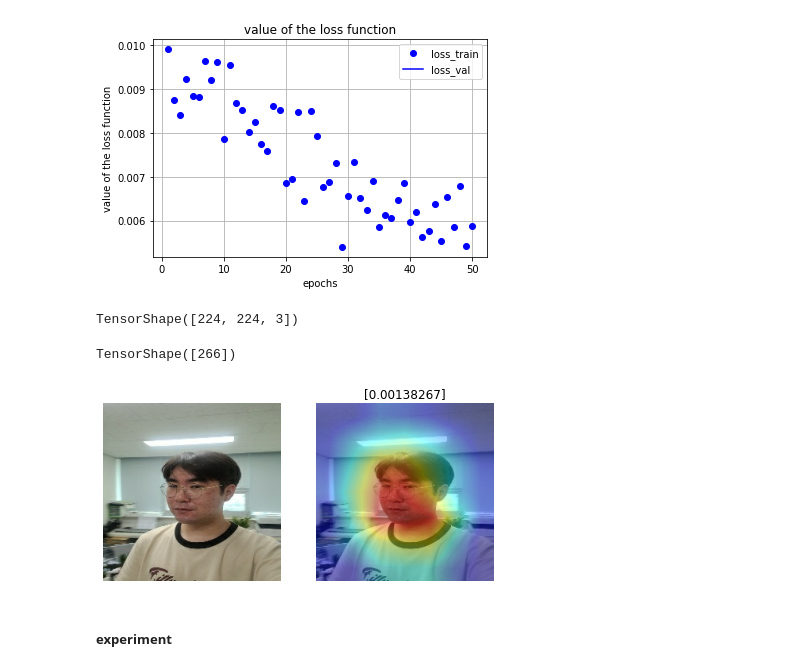
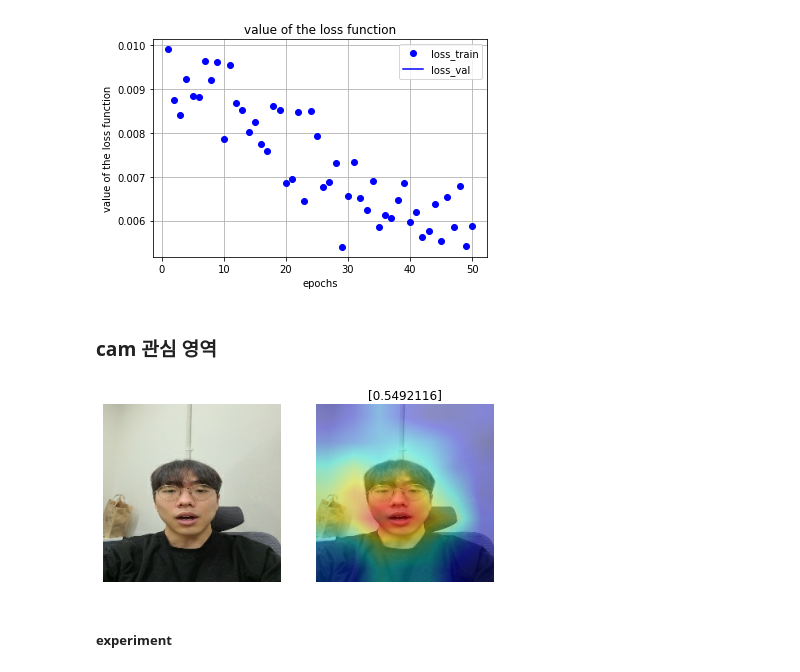
Before and after one commit to minimini-1/Facial-Expression-Recognition, a Jupyter notebook: modeling/moblienetV2_landmark_cam.ipynb, the cells around one changed output. Cells and saved outputs as stored; diff of their text form; code cells hidden in the pictures.

```diff
--- a/modeling/moblienetV2_landmark_cam.ipynb
+++ b/modeling/moblienetV2_landmark_cam.ipynb
@@ -40,7 +40,7 @@ def image_scaling(x, y):
     x['image_landmarks'] = tf.cast(x['image_landmarks'], tf.float32) / 640.
     return x, y
 # %%
-filenames = '../data/face_data7.tfrecord'
+filenames = '../data/face_data_fortest.tfrecord'
 ds = tf.data.TFRecordDataset(filenames).map(landmark_tfrecord_reader)
 ds = ds.map(image_scaling).batch(32)
 ds = ds.prefetch(buffer_size=tf.data.experimental.AUTOTUNE)
@@ -207,20 +205,10 @@ raw_example = next(iter(ds))
+# %% [markdown]
+### cam 관심 영역
 # %%
 lds = list(ds)
-# %%
-lds[1][0]['image'][31].shape
-# %% [output]
-TensorShape([224, 224, 3])
-# %%
- lds[1][0]['image_landmarks'][31].shape
-# %% [output]
-TensorShape([266])
 # %%
-# iter = ds.make_one_shot_iterator()
-# el = iter.get_next()
-# with tf.Session() as sess:
-#     data, label = sess.run(el)
 import cv2
-idx= [5,28]
+idx= [0,28]
 # data = raw_example[0]['image'][idx]
 image_data = lds[idx[0]][0]['image'][idx[1]]
 image_landmark_data = lds[idx[0]][0]['image_landmarks'][idx[1]]
@@ -233,34 +221,34 @@ get_output = tf.keras.backend.function([model2.layers[0].input, model2.layers[2]
 class_weights = model2.layers[7].get_weights()[0]
 pre_label = model2([np.expand_dims(image_data,0),np.expand_dims(image_landmark_data,0)])
 output = []
 for num, idx in enumerate(np.argmax(predictions,axis=1)):
     cam = tf.matmul(np.expand_dims(class_weights[:,idx],axis = 0),
                     np.transpose(np.reshape(conv_outputs[num],(7*7,1024))))
     cam = tf.keras.backend.eval(cam)
     cam = np.reshape(cam,(7,7))
     cam = (cam - np.min(cam))/(np.max(cam)-np.min(cam))
     cam = np.expand_dims(np.uint8(255 * cam), axis=2)
     cam = cv2.applyColorMap(cv2.resize(cam, (224, 224)), cv2.COLORMAP_JET)
     # cv2 는 bgr 이므로 바꿔~!
     cam = cv2.cvtColor(cam, cv2.COLOR_BGR2RGB)
     output.append(cam)
 
 for idx, i in enumerate(output):
     image = np.asarray(image_data*255)
     result = image * 0.5 + i * 0.3
     result -= np.min(result)
     result /= np.max(result)
     plt.figure(figsize = (7,7))
     plt.subplot(1,2,1)
     plt.imshow(image_data)
     plt.axis('off')
     plt.subplot(1,2,2)
     plt.imshow(result)
     plt.axis('off')
     plt.title(str(pre_label[0].numpy()))
     plt.show()
 # %% [output]
-[figure, old version]
+[figure, new version]
 # %% [markdown]
 ##### experiment
 # %%
```
Also changed, not shown: parts of 4 cells of this notebook, 1 other file.
